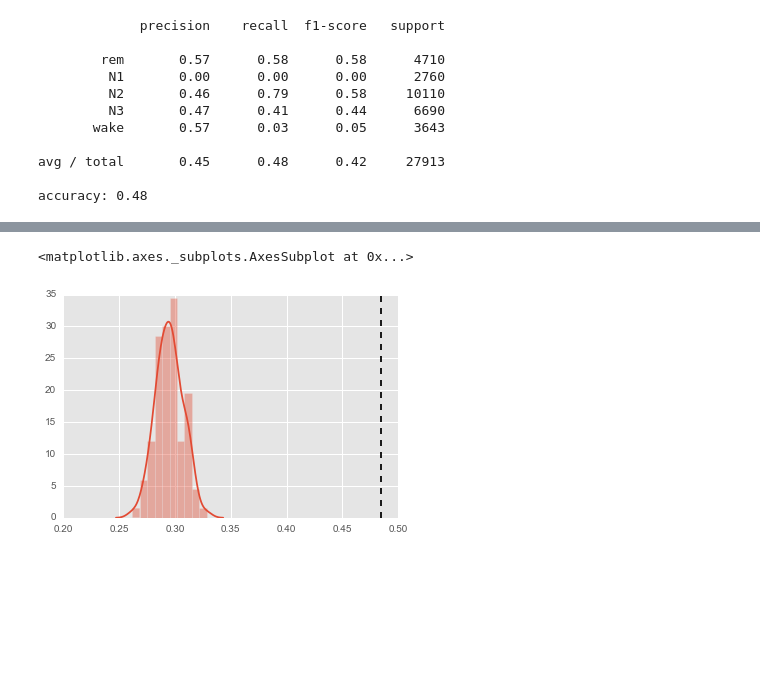
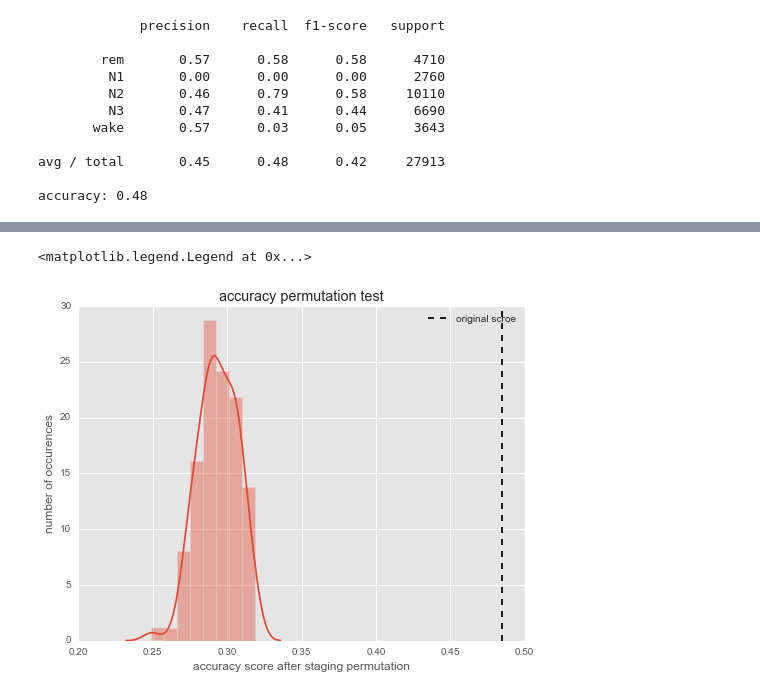
Before and after one commit to ryscet/sleep_project, a Jupyter notebook: Cohen_cappa.ipynb, the cells around one changed output, grey strips where cells are left out. Saved outputs shown, nothing was run; the diff lists cells and outputs as text; code cells hidden in the pictures; blank space fills up the shorter version.

```diff
--- a/Cohen_cappa.ipynb
+++ b/Cohen_cappa.ipynb
@@ -156,4 +203,5 @@ max kappa 0.99
 # %%
+# Run permutation test by shuffling (without replacement) the stage labels neuroon assigned in original 30sec freq staging
 def permute_neuroon_staging():
     # load hipnograms, resample them and select their common time window
     neuroon_hipnogram = ph.parse_neuroon_stages(permute = True).resample('1s').fillna(method = 'ffill')
@@ -172,7 +220,9 @@ def permute_neuroon_staging():
     true_stage = psg_hipnogram['stage_num'].as_matrix()
     predicted_stage = neuroon_hipnogram['stage_num'].astype(int).as_matrix()
 
-    acc_score = metrics.accuracy_score(true_stage,predicted_stage,)
+    # Measure accuracy score
+    acc_score = metrics.accuracy_score(true_stage,predicted_stage)
+
     return acc_score
 # %%
 num_perm = 100
@@ -184,7 +239,12 @@ permuted_accuracy = np.array(permuted_accuracy)
 # %%
-fig, axes = plt.subplots()
-axes.axvline(original_accuracy, color = 'k', linestyle = '--')
+fig, axes = plt.subplots(figsize = (8,6))
+axes.axvline(original_accuracy, color = 'k', linestyle = '--', label = 'original scroe')
 sns.distplot(permuted_accuracy, ax = axes)
+
+axes.set_title('accuracy permutation test')
+axes.set_ylabel('number of occurences')
+axes.set_xlabel('accuracy score after staging permutation')
+axes.legend()
 # %% [output]
-<matplotlib.axes._subplots.AxesSubplot at 0x...>
+<matplotlib.legend.Legend at 0x...>
-[figure, old version]
+[figure, new version]
```
Also changed, not shown: parts of 6 cells of this notebook.
